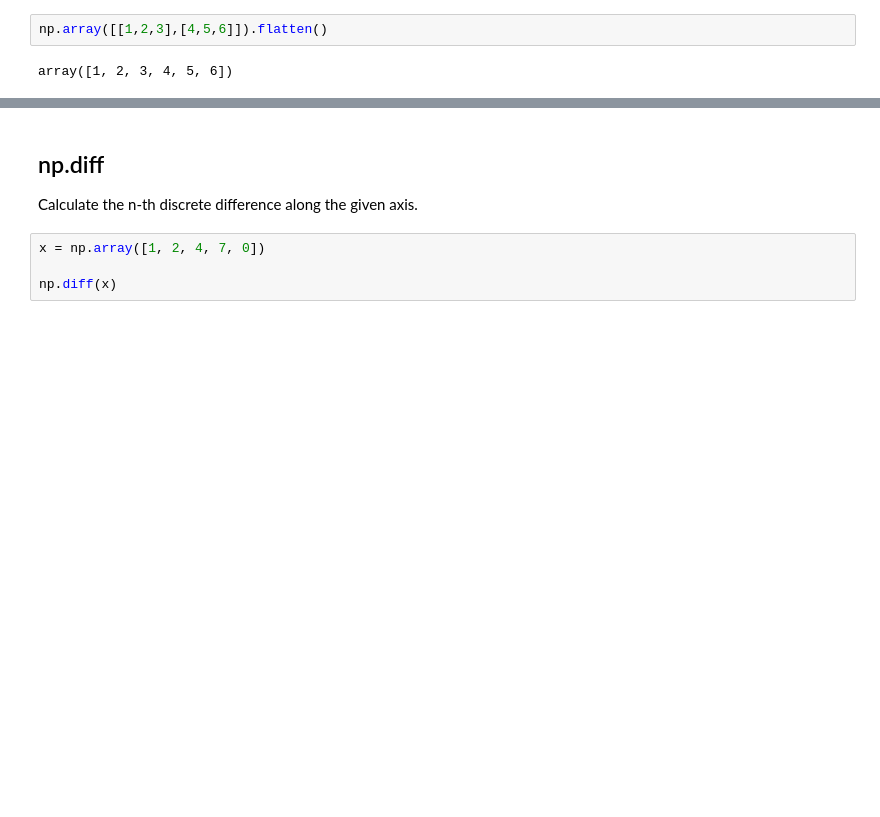
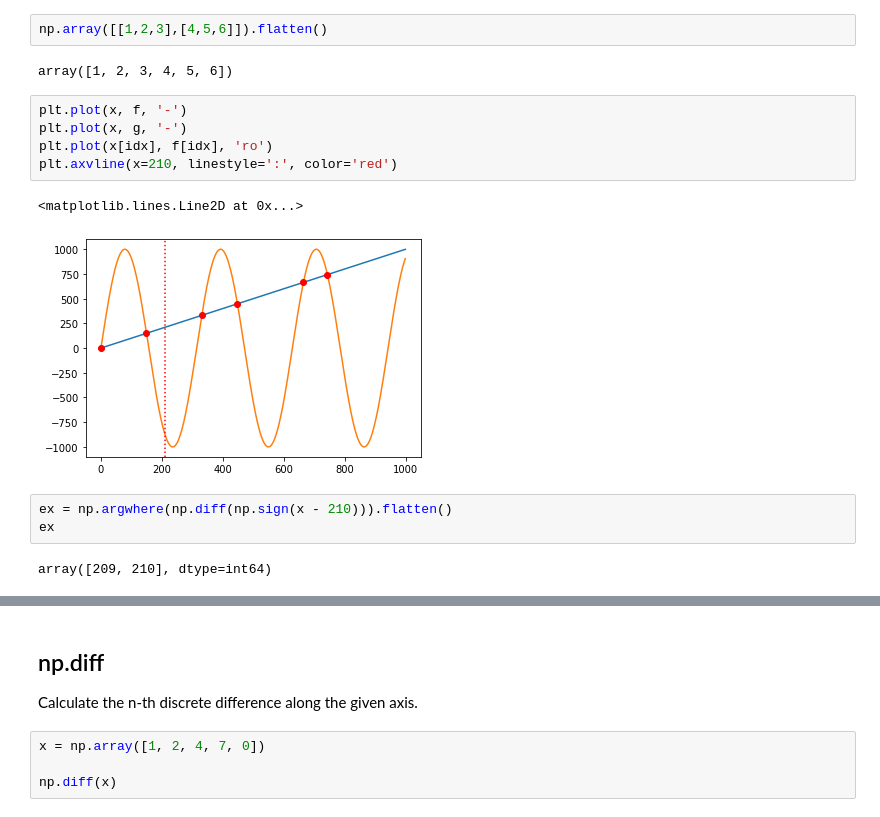
Before and after one commit to chikoungoun/Maths, a Jupyter notebook: Function - Line Intersection.ipynb, the cells around one changed output, grey strips where cells are left out. Drawn from its saved outputs; the diff is of its cells as text; blank space fills up the shorter version.

Commit message:
intersection with vertical line

```diff
--- a/Function - Line Intersection.ipynb
+++ b/Function - Line Intersection.ipynb
@@ -50,3 +50,16 @@ array([[1, 2, 3],
 np.array([[1,2,3],[4,5,6]]).flatten()
 # %% [output]
 array([1, 2, 3, 4, 5, 6])
+# %%
+plt.plot(x, f, '-')
+plt.plot(x, g, '-')
+plt.plot(x[idx], f[idx], 'ro')
+plt.axvline(x=210, linestyle=':', color='red')
+# %% [output]
+<matplotlib.lines.Line2D at 0x...>
+[figure, added]
+# %%
+ex = np.argwhere(np.diff(np.sign(x - 210))).flatten()
+ex
+# %% [output]
+array([209, 210], dtype=int64)
```
Also changed, not shown: parts of 1 cell of this notebook.
